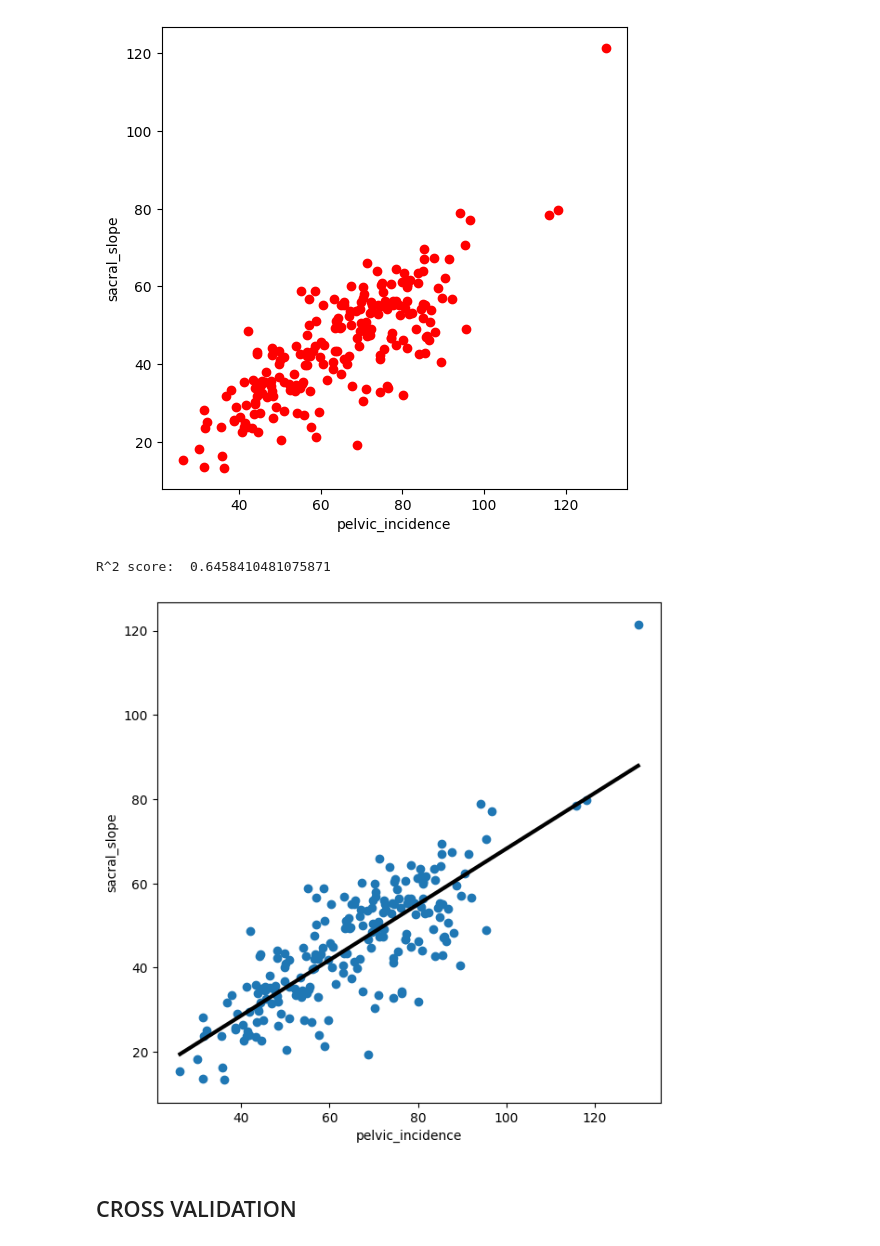
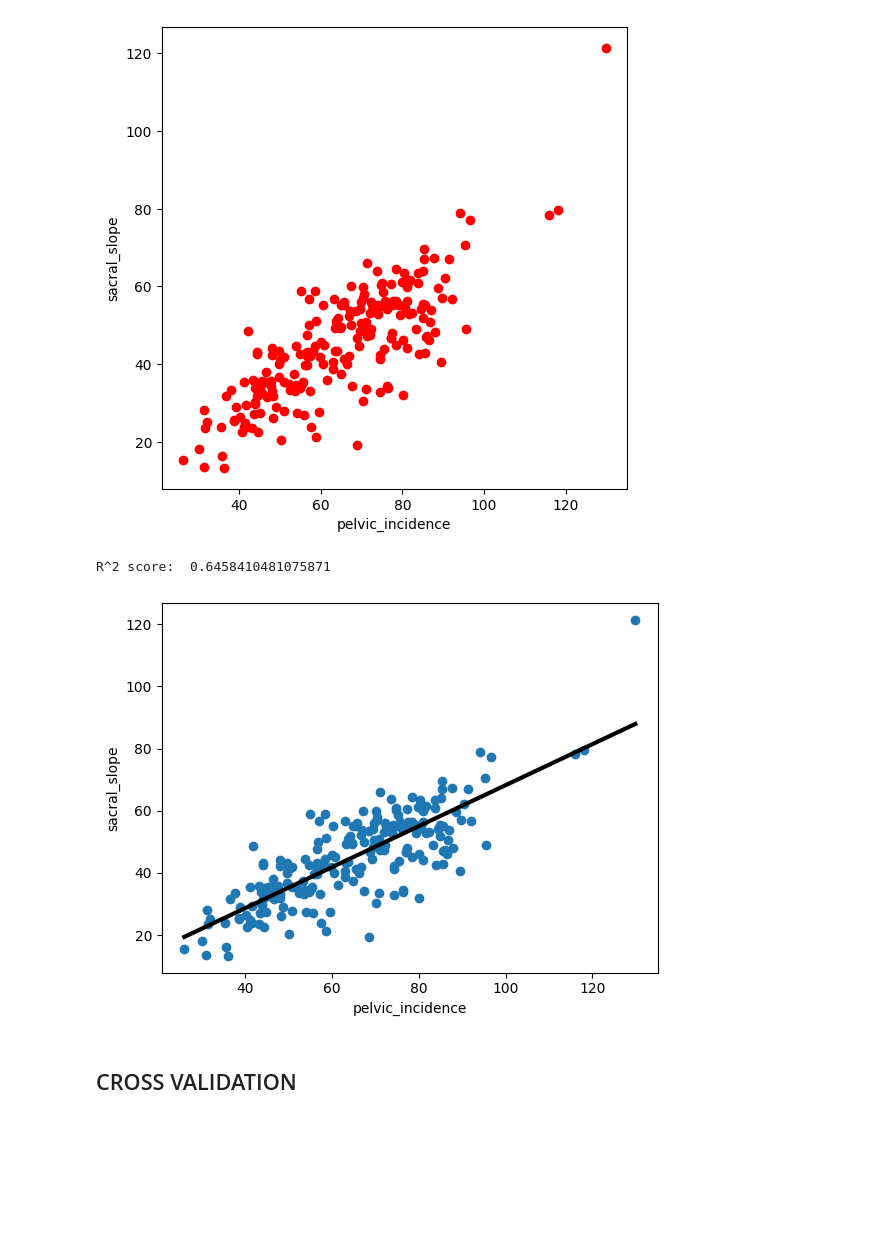
Before and after one commit to burcuuluag/python_projects, a Jupyter notebook: ml_projects/biomedical/main.ipynb, the cells around one changed output. Cells and saved outputs as stored; diff of their text form; code cells hidden in the pictures; blank space fills up the shorter version.

```diff
--- a/ml_projects/biomedical/main.ipynb
+++ b/ml_projects/biomedical/main.ipynb
@@ -157,29 +156,24 @@ plt.show()
 # %%
 # LinearRegression
 from sklearn.linear_model import LinearRegression
-import matplotlib.pyplot as plt
-import seaborn as sns
-
 reg = LinearRegression()
 # Predict space
 predict_space = np.linspace(min(x), max(x)).reshape(-1,1)
 # Fit
 reg.fit(x,y)
 # Predict
 predicted = reg.predict(predict_space)
 # R^2
 print('R^2 score: ',reg.score(x, y))
 
-plt.figure(figsize=(7, 7))
-
 plt.plot(predict_space, predicted, color='black', linewidth=3)
 plt.scatter(x=x,y=y)
 plt.xlabel('pelvic_incidence')
 plt.ylabel('sacral_slope')
 plt.show()
 # %% [output]
 R^2 score:  0.6458410481075871
-[figure, old version]
+[figure, new version]
 # %% [markdown]
 ## CROSS VALIDATION
 # %%
```
Also changed, not shown: parts of 1 cell of this notebook.
